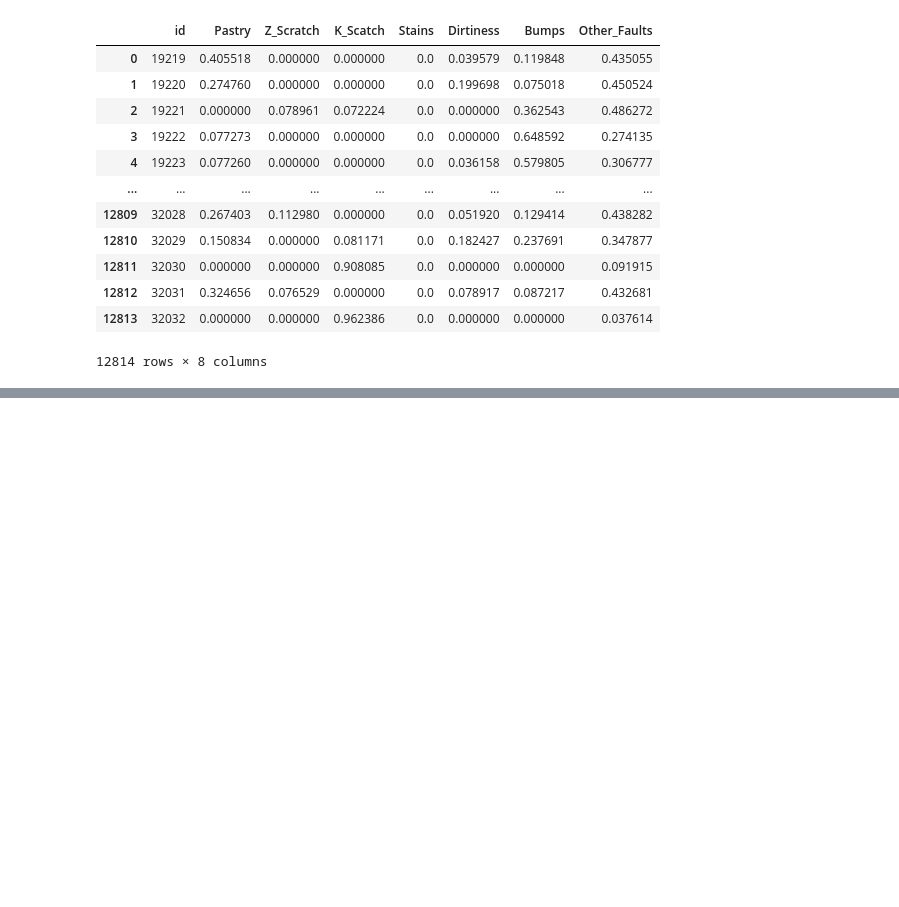
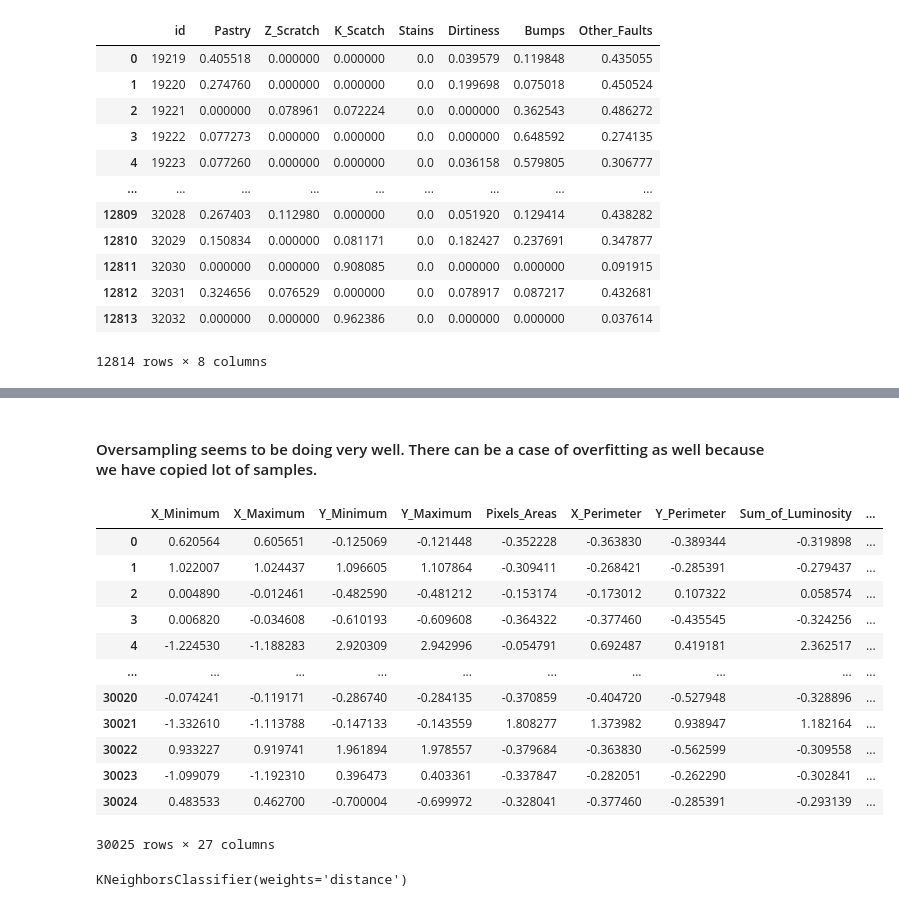
Before and after one commit to singhaditya8499/Machine-Learning, a Jupyter notebook: Projects/Steel_plate_defect_prediction/src/EDA.ipynb, the cells around one changed output, grey strips where cells are left out. Drawn from its saved outputs; the diff is of its cells as text; code cells hidden in the pictures; blank space fills up the shorter version.

```diff
--- a/Projects/Steel_plate_defect_prediction/src/EDA.ipynb
+++ b/Projects/Steel_plate_defect_prediction/src/EDA.ipynb
@@ -254,0 +314,6 @@ submission.to_csv("../data/k_nn_submission.csv", index=False)
+# %%
+data_fault_1 = data[data.Fault_class == 1]
+data_fault_1 = pd.concat([data_fault_1]*3)
+# %%
+data_fault_0 = data[data.Fault_class == 0]
+data_fault_0 = pd.concat([data_fault_0]*2)
@@ -254,0 +359,18 @@ submission.to_csv("../data/k_nn_submission.csv", index=False)
+# %% [markdown]
+#### Oversampling seems to be doing very well. There can be a case of overfitting as well because we have copied lot of samples.
+# %%
+data_oversampling
+# %% [output]
+|  | X_Minimum | X_Maximum | Y_Minimum | Y_Maximum | Pixels_Areas | X_Perimeter | Y_Perimeter | Sum_of_Luminosity | ... |
+| 0 | 0.620564 | 0.605651 | -0.125069 | -0.121448 | -0.352228 | -0.363830 | -0.389344 | -0.319898 | ... |
+| 1 | 1.022007 | 1.024437 | 1.096605 | 1.107864 | -0.309411 | -0.268421 | -0.285391 | -0.279437 | ... |
+| 2 | 0.004890 | -0.012461 | -0.482590 | -0.481212 | -0.153174 | -0.173012 | 0.107322 | 0.058574 | ... |
+| 3 | 0.006820 | -0.034608 | -0.610193 | -0.609608 | -0.364322 | -0.377460 | -0.435545 | -0.324256 | ... |
+| 4 | -1.224530 | -1.188283 | 2.920309 | 2.942996 | -0.054791 | 0.692487 | 0.419181 | 2.362517 | ... |
+| ... | ... | ... | ... | ... | ... | ... | ... | ... | ... |
+| 30020 | -0.074241 | -0.119171 | -0.286740 | -0.284135 | -0.370859 | -0.404720 | -0.527948 | -0.328896 | ... |
+| 30021 | -1.332610 | -1.113788 | -0.147133 | -0.143559 | 1.808277 | 1.373982 | 0.938947 | 1.182164 | ... |
+| 30022 | 0.933227 | 0.919741 | 1.961894 | 1.978557 | -0.379684 | -0.363830 | -0.562599 | -0.309558 | ... |
+| 30023 | -1.099079 | -1.192310 | 0.396473 | 0.403361 | -0.337847 | -0.282051 | -0.262290 | -0.302841 | ... |
+| 30024 | 0.483533 | 0.462700 | -0.700004 | -0.699972 | -0.328041 | -0.377460 | -0.285391 | -0.293139 | ... |
+30025 rows × 27 columns
@@ -254,0 +387,5 @@ submission.to_csv("../data/k_nn_submission.csv", index=False)
+# %%
+clf_oversampling = KNeighborsClassifier(n_neighbors=5, weights='distance')
+clf_oversampling.fit(X_train, y_train)
+# %% [output]
+KNeighborsClassifier(weights='distance')
```
Also changed, not shown: parts of 46 cells of this notebook, 1 other file.
